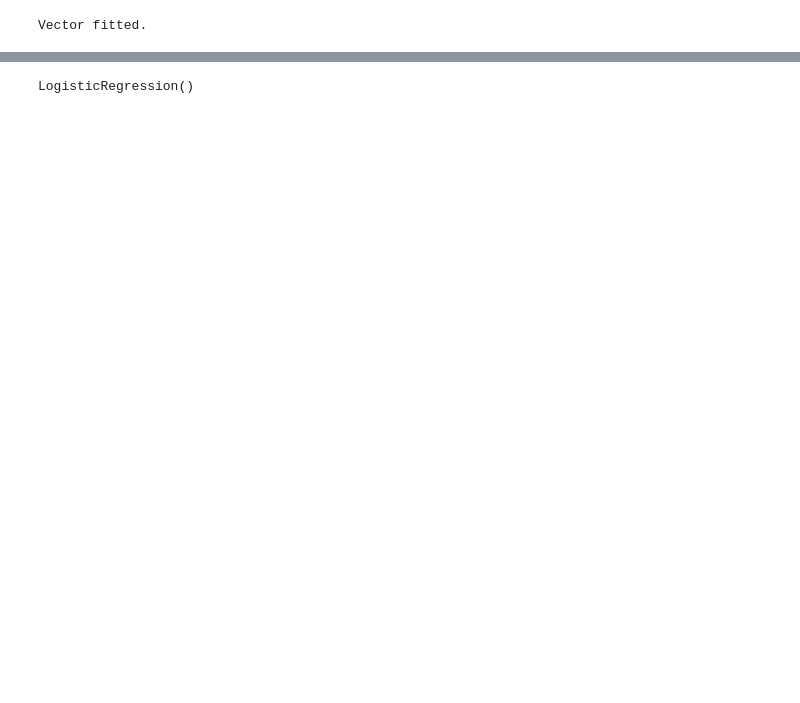
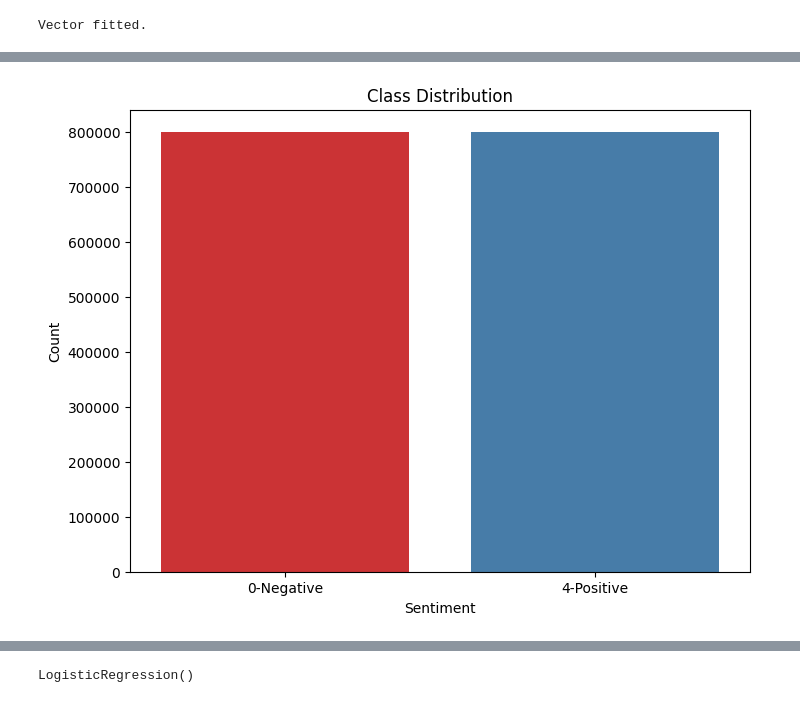
Before and after one commit to manishtalele/Tweet-Sentiment-Analysis-Using-ML, a Jupyter notebook: Tweet Sentiment Analysis.ipynb, the cells around one changed output, grey strips where cells are left out. Saved outputs shown, nothing was run; the diff lists cells and outputs as text; code cells hidden in the pictures; blank space fills up the shorter version.

```diff
--- a/Tweet Sentiment Analysis.ipynb
+++ b/Tweet Sentiment Analysis.ipynb
@@ -189,0 +189,11 @@ Vector fitted.
+# %%
+# using a function df.plot.bar()
+plt.figure(figsize=(8, 6))
+sns.countplot(x='target', data=df, palette='Set1')
+plt.title('Class Distribution')
+plt.xlabel('Sentiment')
+plt.ylabel('Count')
+plt.xticks(ticks=[0, 1], labels=['0-Negative', '4-Positive'])  # Set custom x-axis labels
+plt.show()
+# %% [output]
+[figure, added]
```
Also changed, not shown: parts of 36 cells of this notebook, 1 other file.
